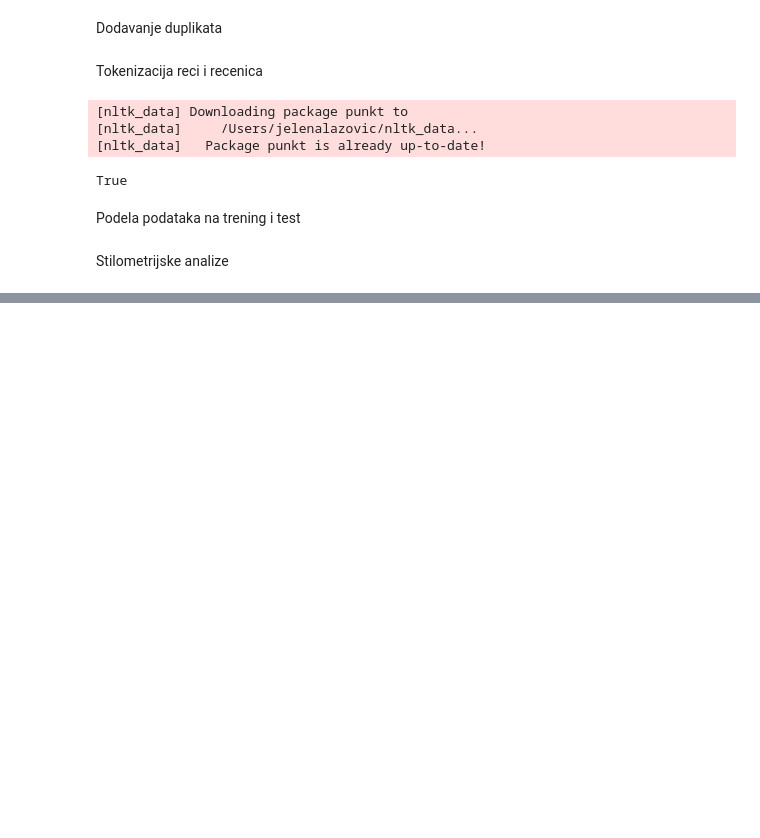
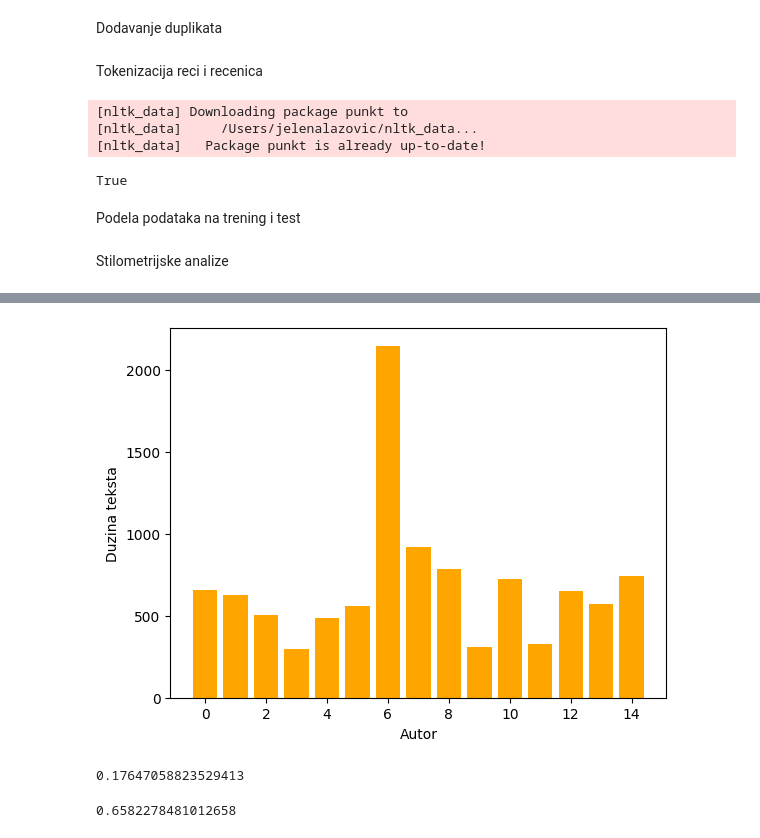
Before and after one commit to jelena3160/AutorshipAttribution, a Jupyter notebook: stilometrija.ipynb, the cells around one changed output, grey strips where cells are left out. Cells and saved outputs as stored; diff of their text form; code cells hidden in the pictures; blank space fills up the shorter version.

```diff
--- a/stilometrija.ipynb
+++ b/stilometrija.ipynb
@@ -100,0 +105,31 @@ plt.show()
+# %%
+def text_length(words):
+    return sum(len(word) for word in words)
+df_train['Duzina teksta'] = df_train['Tokeni'].apply(text_length)
+df_test['Duzina teksta'] = df_test['Tokeni'].apply(text_length)
+# %%
+df_avgTextLength = df_train.groupby('Autor')['Duzina teksta'].mean().reset_index()
+# %%
+plt.bar(df_avgTextLength['Autor'], df_avgTextLength['Duzina teksta'], color='orange')
+plt.xlabel('Autor')
+plt.ylabel('Duzina teksta')
+plt.show()
+# %% [output]
+[figure, added]
+# %%
+from sklearn.ensemble import RandomForestClassifier
+from sklearn.metrics import accuracy_score
+model = RandomForestClassifier(max_depth=5,min_samples_split=15, n_estimators=300)
+model.fit(df_train[['Duzina recenica', 'Duzina teksta']],df_train['Autor'])
+y_pred = model.predict(df_test[['Duzina recenica', 'Duzina teksta']])
+report = accuracy_score(df_test['Autor'], y_pred)
+report
+# %% [output]
+0.17647058823529413
+# %%
+
+y_pred1 = model.predict(df_train[['Duzina recenica', 'Duzina teksta']])
+report1 = accuracy_score(df_train['Autor'], y_pred1)
+report1
+# %% [output]
+0.6582278481012658
```
Also changed, not shown: parts of 8 cells of this notebook, 4 other files.
